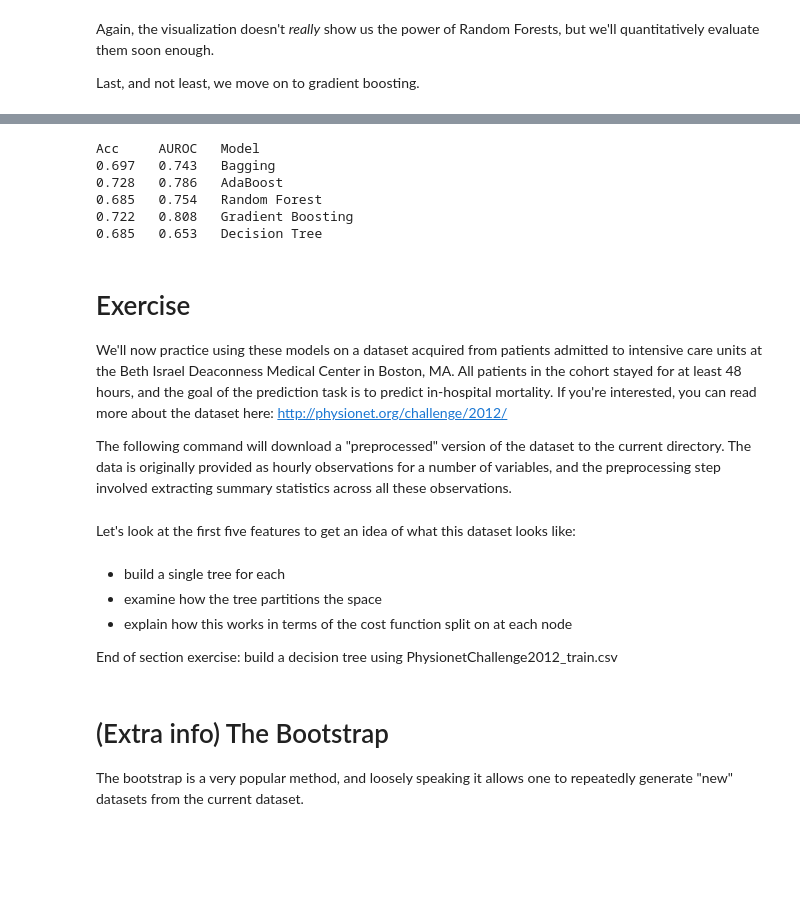
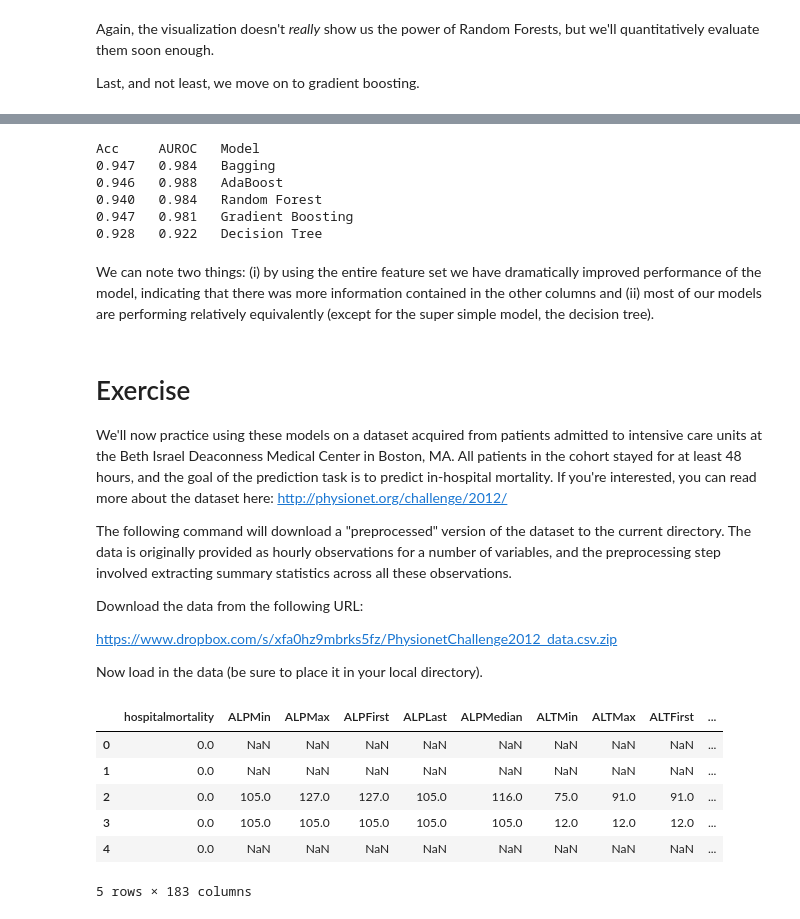
Before and after one commit to alistairewj/tree-prediction-tutorial, a Jupyter notebook: trees-classification.ipynb, the cells around one changed output, grey strips where cells are left out. Cells and saved outputs as stored; diff of their text form; code cells hidden in the pictures; blank space fills up the shorter version.

```diff
--- a/trees-classification.ipynb
+++ b/trees-classification.ipynb
@@ -405,5 +423,8 @@ plt.show()
 # %%
-# even better, use cross-validation
+X = df_bc['data']
+y = df_bc['target']
+
+# use cross-validation to estimate the performance of each model
 print('Acc\tAUROC\tModel')
 for curr_mdl in clf:
     scores = cross_val_score(clf[curr_mdl], X, y, cv=5, scoring='accuracy')
@@ -411,26 +432,33 @@ for curr_mdl in clf:
     print('{:0.3f}\t{:0.3f}\t{}'.format(scores.mean(), auc.mean(), curr_mdl))
 # %% [output]
 Acc     AUROC   Model
-0.697   0.743   Bagging
-0.728   0.786   AdaBoost
-0.685   0.754   Random Forest
-0.722   0.808   Gradient Boosting
-0.685   0.653   Decision Tree
+0.947   0.984   Bagging
+0.946   0.988   AdaBoost
+0.940   0.984   Random Forest
+0.947   0.981   Gradient Boosting
+0.928   0.922   Decision Tree
+# %% [markdown]
+We can note two things: (i) by using the entire feature set we have dramatically improved performance of the model, indicating that there was more information contained in the other columns and (ii) most of our models are performing relatively equivalently (except for the super simple model, the decision tree).
 # %% [markdown]
 # Exercise
 
 We'll now practice using these models on a dataset acquired from patients admitted to intensive care units at the Beth Israel Deaconness Medical Center in Boston, MA. All patients in the cohort stayed for at least 48 hours, and the goal of the prediction task is to predict in-hospital mortality. If you're interested, you can read more about the dataset here: http://physionet.org/challenge/2012/
 
 The following command will download a "preprocessed" version of the dataset to the current directory. The data is originally provided as hourly observations for a number of variables, and the preprocessing step involved extracting summary statistics across all these observations.
+
+Download the data from the following URL:
+
+https://www.dropbox.com/s/xfa0hz9mbrks5fz/PhysionetChallenge2012_data.csv.zip
+
+Now load in the data (be sure to place it in your local directory).
-# %% [markdown]
-Let's look at the first five features to get an idea of what this dataset looks like:
-# %% [markdown]
-* build a single tree for each
-* examine how the tree partitions the space
-* explain how this works in terms of the cost function split on at each node
-
-End of section exercise: build a decision tree using PhysionetChallenge2012_train.csv
-# %% [markdown]
-# (Extra info) The Bootstrap
-
-The bootstrap is a very popular method, and loosely speaking it allows one to repeatedly generate "new" datasets from the current dataset.
+# %%
+df = pd.read_csv('PhysionetChallenge2012_data.csv.zip', compression='zip', header=0, sep=',', quotechar='"')
+df.head()
+# %% [output]
+|  | hospitalmortality | ALPMin | ALPMax | ALPFirst | ALPLast | ALPMedian | ALTMin | ALTMax | ALTFirst | ... |
+| 0 | 0.0 | NaN | NaN | NaN | NaN | NaN | NaN | NaN | NaN | ... |
+| 1 | 0.0 | NaN | NaN | NaN | NaN | NaN | NaN | NaN | NaN | ... |
+| 2 | 0.0 | 105.0 | 127.0 | 127.0 | 105.0 | 116.0 | 75.0 | 91.0 | 91.0 | ... |
+| 3 | 0.0 | 105.0 | 105.0 | 105.0 | 105.0 | 105.0 | 12.0 | 12.0 | 12.0 | ... |
+| 4 | 0.0 | NaN | NaN | NaN | NaN | NaN | NaN | NaN | NaN | ... |
+5 rows × 183 columns
```
Also changed, not shown: parts of 12 cells of this notebook.
